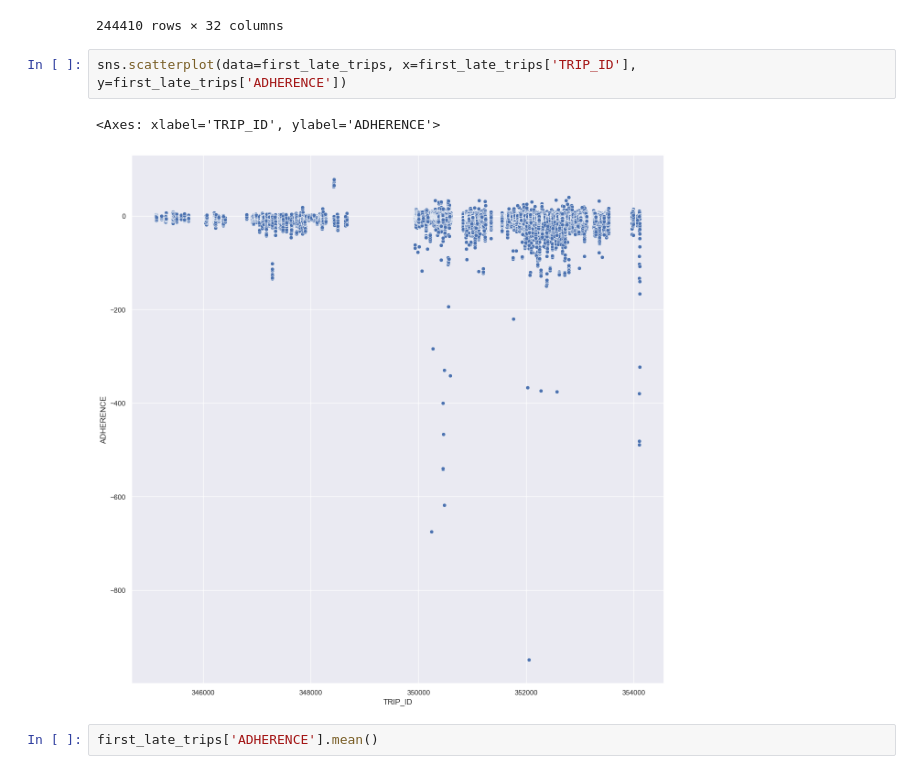
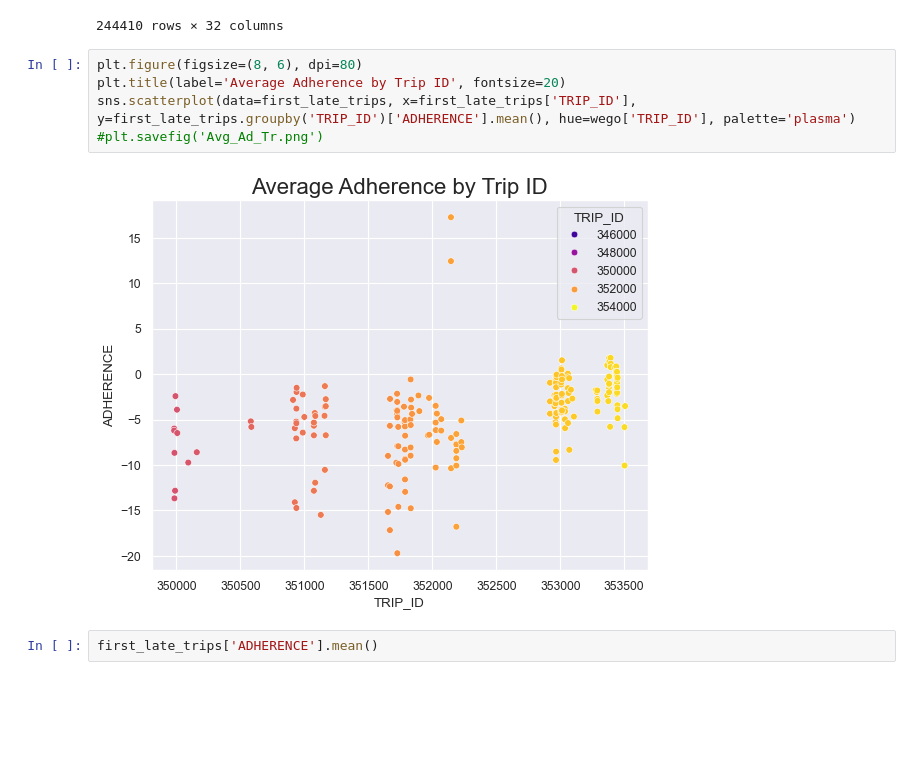
Before and after one commit to Isiybelle/wego-analysis, a Jupyter notebook: notebooks/Wego Project.ipynb, the cells around one changed output. Drawn from its saved outputs; the diff is of its cells as text; blank space fills up the shorter version.

```diff
--- a/notebooks/Wego Project.ipynb
+++ b/notebooks/Wego Project.ipynb
@@ -316,10 +313,12 @@ first_late_trips
 | 350328 | 120230930 | 2 | 100406614 | 2023-09-30 | 7 | 702 | 2312 | 353449 | ... |
 244410 rows × 32 columns
 # %%
-sns.scatterplot(data=first_late_trips, x=first_late_trips['TRIP_ID'], y=first_late_trips['ADHERENCE'])
+plt.figure(figsize=(8, 6), dpi=80)
+plt.title(label='Average Adherence by Trip ID', fontsize=20)
+sns.scatterplot(data=first_late_trips, x=first_late_trips['TRIP_ID'], y=first_late_trips.groupby('TRIP_ID')['ADHERENCE'].mean(), hue=wego['TRIP_ID'], palette='plasma')
+#plt.savefig('Avg_Ad_Tr.png')
 # %% [output]
-<Axes: xlabel='TRIP_ID', ylabel='ADHERENCE'>
-[figure, old version]
+[figure, new version]
 # %%
 first_late_trips['ADHERENCE'].mean()
 # %% [output]
```
Also changed, not shown: parts of 16 cells of this notebook, 2 other files.
